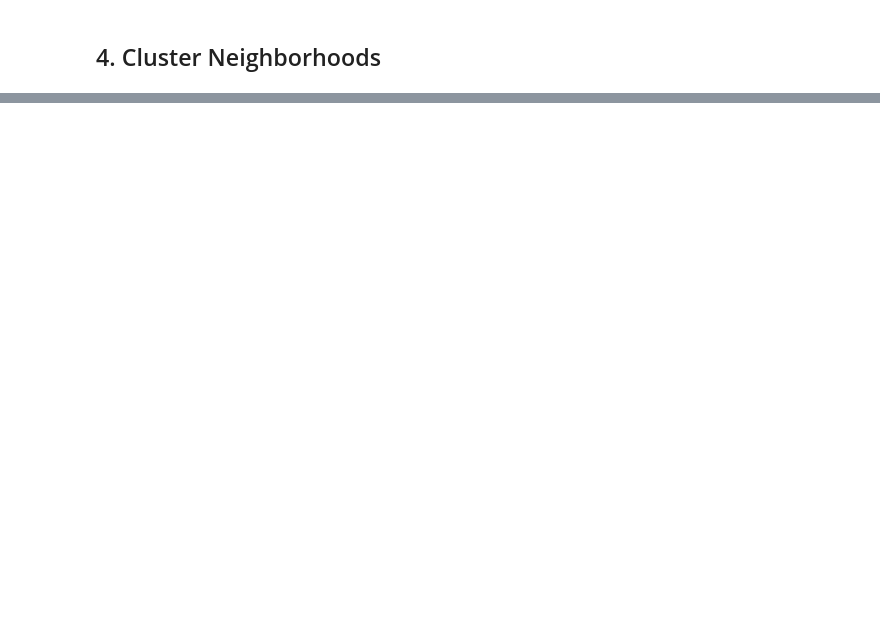
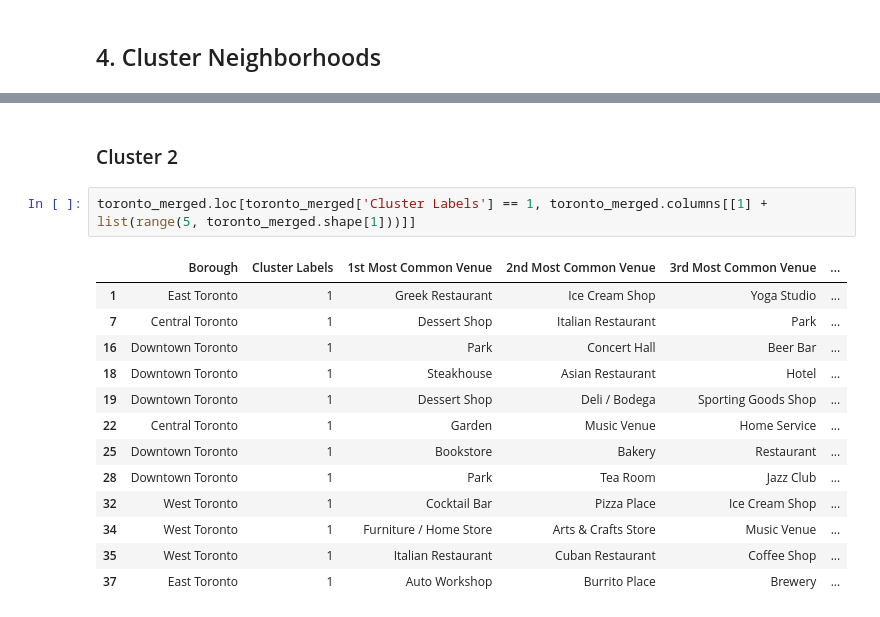
Before and after one commit to scrooksjr/Coursera_Capstone, a Jupyter notebook: Segmenting_Clustering.ipynb, the cells around one changed output, grey strips where cells are left out. Cells and saved outputs as stored; diff of their text form; blank space fills up the shorter version.

```diff
--- a/Segmenting_Clustering.ipynb
+++ b/Segmenting_Clustering.ipynb
@@ -835,0 +825,18 @@ map_clusters
+# %% [markdown]
+### Cluster 2
+# %%
+toronto_merged.loc[toronto_merged['Cluster Labels'] == 1, toronto_merged.columns[[1] + list(range(5, toronto_merged.shape[1]))]]
+# %% [output]
+|  | Borough | Cluster Labels | 1st Most Common Venue | 2nd Most Common Venue | 3rd Most Common Venue | ... |
+| 1 | East Toronto | 1 | Greek Restaurant | Ice Cream Shop | Yoga Studio | ... |
+| 7 | Central Toronto | 1 | Dessert Shop | Italian Restaurant | Park | ... |
+| 16 | Downtown Toronto | 1 | Park | Concert Hall | Beer Bar | ... |
+| 18 | Downtown Toronto | 1 | Steakhouse | Asian Restaurant | Hotel | ... |
+| 19 | Downtown Toronto | 1 | Dessert Shop | Deli / Bodega | Sporting Goods Shop | ... |
+| 22 | Central Toronto | 1 | Garden | Music Venue | Home Service | ... |
+| 25 | Downtown Toronto | 1 | Bookstore | Bakery | Restaurant | ... |
+| 28 | Downtown Toronto | 1 | Park | Tea Room | Jazz Club | ... |
+| 32 | West Toronto | 1 | Cocktail Bar | Pizza Place | Ice Cream Shop | ... |
+| 34 | West Toronto | 1 | Furniture / Home Store | Arts & Crafts Store | Music Venue | ... |
+| 35 | West Toronto | 1 | Italian Restaurant | Cuban Restaurant | Coffee Shop | ... |
+| 37 | East Toronto | 1 | Auto Workshop | Burrito Place | Brewery | ... |
```
Also changed, not shown: parts of 15 cells of this notebook.
